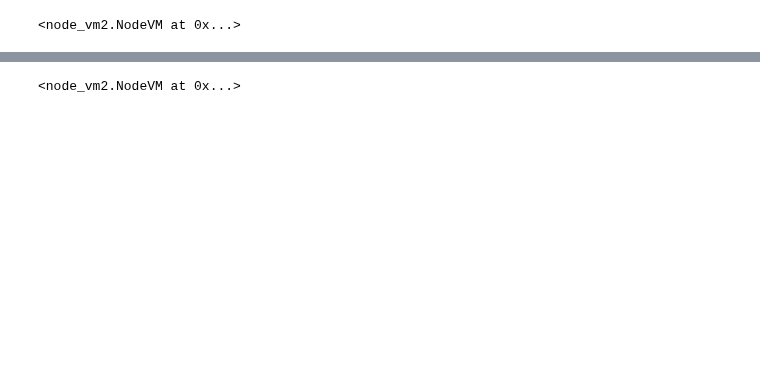
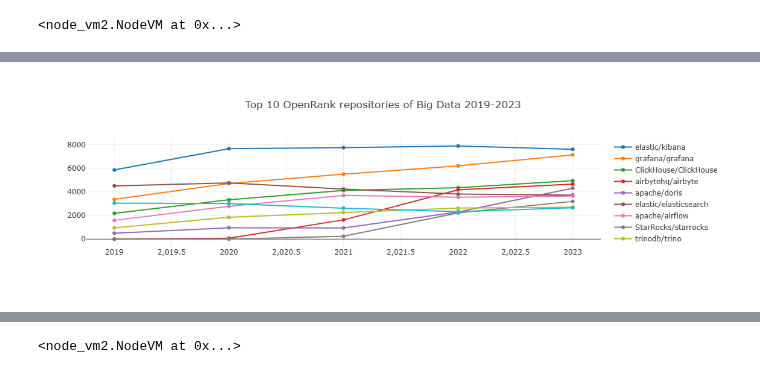
Before and after one commit to X-lab2017/open-digger, a Jupyter notebook: notebook/node_vm2_pycaller.ipynb, the cells around one changed output, grey strips where cells are left out. Saved outputs shown, nothing was run; the diff lists cells and outputs as text; code cells hidden in the pictures; blank space fills up the shorter version.

```diff
--- a/notebook/node_vm2_pycaller.ipynb
+++ b/notebook/node_vm2_pycaller.ipynb
@@ -140,8 +120,5 @@ vmc.open()
 <node_vm2.NodeVM at 0x...>
 # %%
 vm = vmc.vm
-export_module = get_export_module(vm, js_import_open_digger, show_indexes=False)
+export_module = get_export_module_open_digger(vm)
 openDigger = export_module.openDigger
-data_user_openrank = openDigger.index.openrank.getUserOpenrank(options)
-df_data_user_openrank = pd.DataFrame(list(data_user_openrank))
-df_data_user_openrank
@@ -159,0 +140,25 @@ df_data_user_openrank
+# %%
+def row_openrank_postprocess(row):
+    years = [2019, 2020, 2021, 2022, 2023]
+    return {
+        "x": years,
+        "y": row["openrank"],
+        "name": row["name"]
+    }
+
+def processTechFieldRepoOpenrank(options, title):
+    data = openDigger.index.openrank.getRepoOpenrank(
+        dict(**baseOptions,
+             **dict(options)
+            )
+    )
+    data_records = pd.DataFrame(data).apply(row_openrank_postprocess, axis=1).values.tolist()
+    openDigger.render.plotly(
+        data_records,
+        {"title": f"Top 10 OpenRank repositories of {title} 2019-2023"},
+        MultiMime()
+    )
+# %%
+processTechFieldRepoOpenrank({"labelIntersect": [':technology/big_data']}, 'Big Data');
+# %% [output]
+[figure, added]
```
Also changed, not shown: parts of 16 cells of this notebook, 4 other files.
